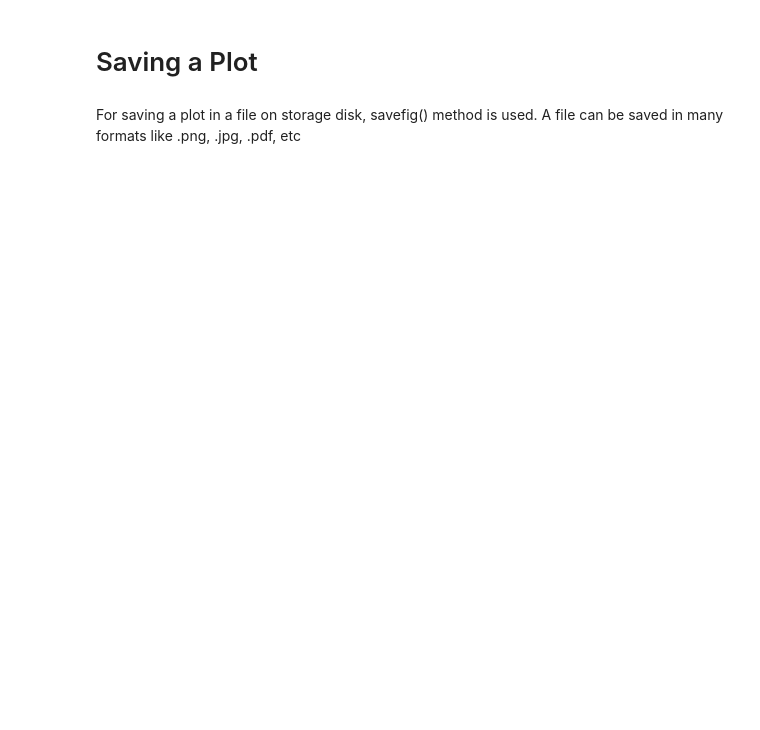
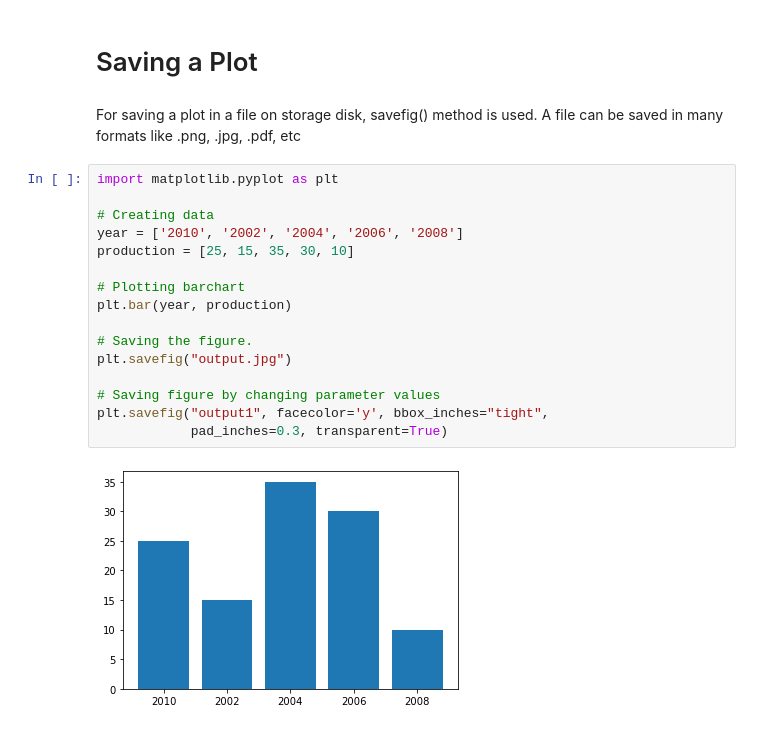
Before and after one commit to nikhilthakka/pydatabase, a Jupyter notebook: Data_visualization_with_python.ipynb, the cells around one changed output. Drawn from its saved outputs; the diff is of its cells as text; blank space fills up the shorter version.

```diff
--- a/Data_visualization_with_python.ipynb
+++ b/Data_visualization_with_python.ipynb
@@ -575,3 +594,21 @@ plt.show()
 # %% [markdown]
 
 For saving a plot in a file on storage disk, savefig() method is used. A file can be saved in many formats like .png, .jpg, .pdf, etc
+# %%
+import matplotlib.pyplot as plt
+
+# Creating data
+year = ['2010', '2002', '2004', '2006', '2008']
+production = [25, 15, 35, 30, 10]
+
+# Plotting barchart
+plt.bar(year, production)
+
+# Saving the figure.
+plt.savefig("output.jpg")
+
+# Saving figure by changing parameter values
+plt.savefig("output1", facecolor='y', bbox_inches="tight",
+            pad_inches=0.3, transparent=True)
+# %% [output]
+[figure, added]
```
Also changed, not shown: parts of 98 cells of this notebook.
